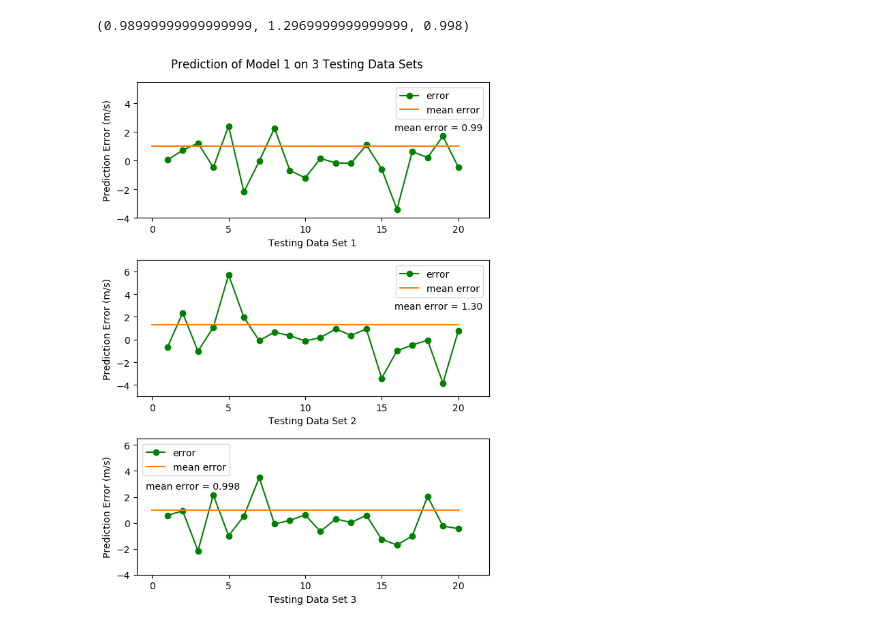
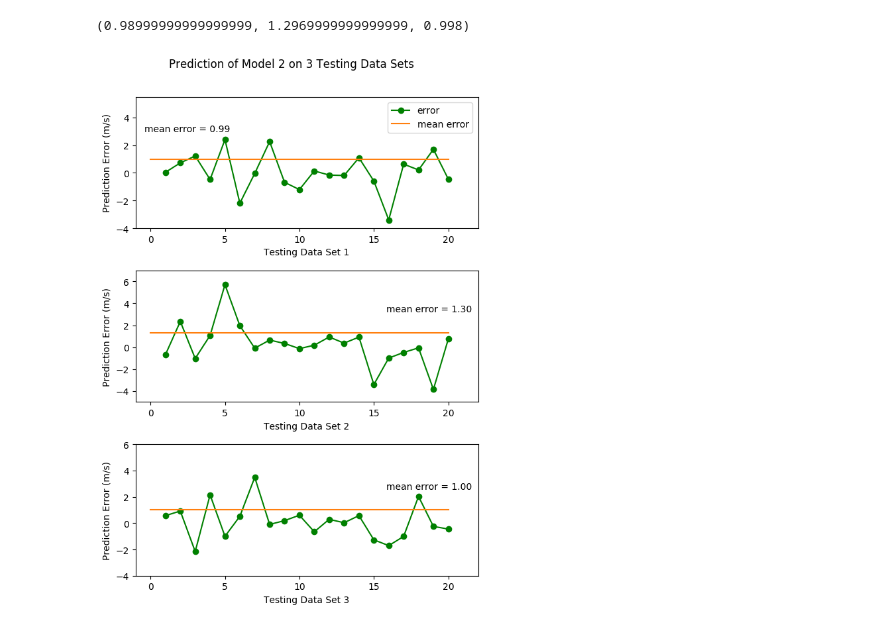
Before and after one commit to hunan16/python_coding, a Jupyter notebook: pictures_for_paperRBF.ipynb, the cells around one changed output. Cells and saved outputs as stored; diff of their text form; code cells hidden in the pictures.

```diff
--- a/pictures_for_paperRBF.ipynb
+++ b/pictures_for_paperRBF.ipynb
@@ -301,8 +275,8 @@ X = np.linspace(0, 20, 300,endpoint=True)
 test_diffmean4 = np.zeros(300)+mean4
 ax.plot(X,test_diffmean4,color = 'C1', label = 'mean error')
 #插入均值注释
-ax.annotate('mean error = %s'%mean4 , xy=(22, mean4),\
-            xycoords='data',xytext=(-100, 17), textcoords='offset points')
+ax.annotate('mean error = %s'%mean4 , xy=(-0.4, mean4),\
+            xycoords='data',xytext=(0, 30), textcoords='offset points')
 
 #ax.set_title('Prediction of Model 1 on Testing Data Set 1 ', fontsize = 8)
 ax.set_xlabel('Testing Data Set 1')
@@ -328,41 +302,42 @@ test_diffmean5 = np.zeros(300)+mean5
 ax.plot(X,test_diffmean5,color = 'C1', label = 'mean error')
 #插入均值注释
 ax.annotate('mean error = 1.30', xy=(22, mean5),\
-            xycoords='data',xytext=(-100, 17), textcoords='offset points')
+            xycoords='data',xytext=(-100, 23), textcoords='offset points')
 
 
 #ax.set_title('Prediction of Model 1 on Testing Data Set 2 ', fontsize = 8)
 ax.set_xlabel('Testing Data Set 2')
 ax.set_ylabel('Prediction Error (m/s)')
 ax.set_xlim([-1, 22])
 ax.set_ylim([-5, 7])         #-3.8~5.7
-ax.legend( loc='upper right', borderaxespad = 0.6)
+
+#ax.legend( loc='upper right', borderaxespad = 0.6)
 fig.tight_layout()
 
 fig
 
 #---------------------------测试集3上的误差图---------------------------
 ax = fig.add_subplot(3, 1, 3)
 
 ax.plot(sizes, test_diff6, 'o-', color = 'g', label = 'error')
 # 插入均值线
 X = np.linspace(0, 20, 300,endpoint=True)
 test_diffmean6 = np.zeros(300)+mean6
 ax.plot(X,test_diffmean6,color = 'C1', label = 'mean error')
 #插入均值注释
-ax.annotate('mean error = %s'%mean6, xy=(-0.4, mean6),\
-            xycoords='data',xytext=(0, 22), textcoords='offset points')
+ax.annotate('mean error = %.2f'%mean6, xy=(22, mean6),\
+            xycoords='data',xytext=(-100, 23), textcoords='offset points')
 
 #ax.set_title('Prediction of Model 1 on Testing Data Set 3 ', fontsize = 8)
 ax.set_xlabel('Testing Data Set 3')
 ax.set_ylabel('Prediction Error (m/s)')
 ax.set_xlim([-1, 22])
-ax.set_ylim([-4, 6.5])         #-2.16~3.48
+ax.set_ylim([-4, 6])         #-2.16~3.48
 
-ax.legend( loc='upper left', borderaxespad = 0.6)
-fig.suptitle('Prediction of Model 1 on 3 Testing Data Sets', fontsize = 12, y = 1.02)
+#ax.legend( loc='upper left', borderaxespad = 0.6)
+fig.suptitle('Prediction of Model 2 on 3 Testing Data Sets', fontsize = 12, y = 1.05)
 fig.tight_layout()
 
 fig
 # %% [output]
-[figure, old version]
+[figure, new version]
```
Also changed, not shown: parts of 4 cells of this notebook, 7 other files.
